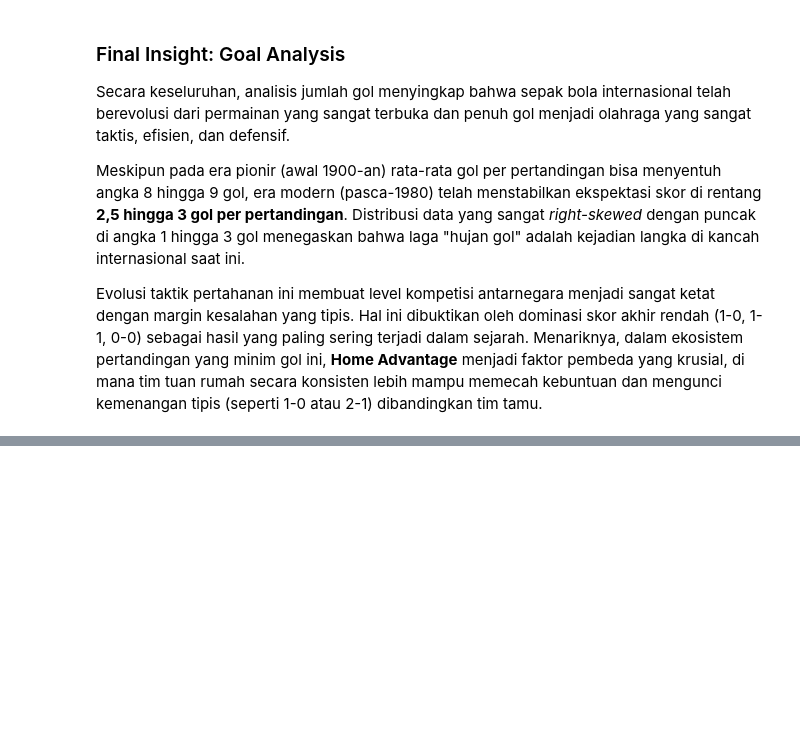
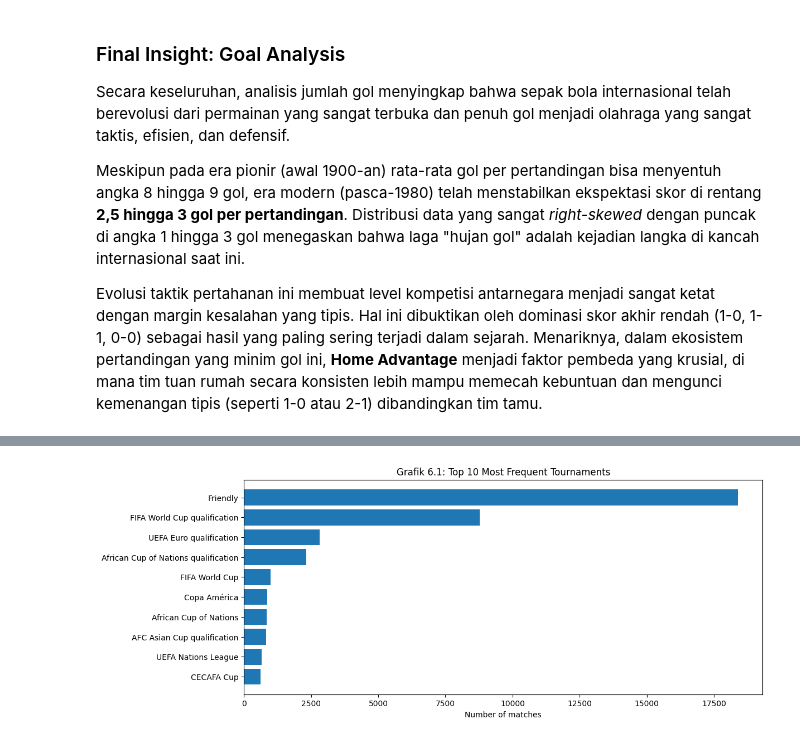
Before and after one commit to RyannPy/international-football-prediction, a Jupyter notebook: notebooks/04_exploratory_data_analyis.ipynb, the cells around one changed output, grey strips where cells are left out. Cells and saved outputs as stored; diff of their text form; code cells hidden in the pictures; blank space fills up the shorter version.

Commit message:
Exploratory Data Analysis: Tournament Analysis

```diff
--- a/notebooks/04_exploratory_data_analyis.ipynb
+++ b/notebooks/04_exploratory_data_analyis.ipynb
@@ -515,0 +522,6 @@ Evolusi taktik pertahanan ini membuat level kompetisi antarnegara menjadi sangat
+# %%
+tournament_count = (
+    results["tournament"].value_counts()
+)
+
+tournament_count.head(15)
@@ -515,0 +546,15 @@ Evolusi taktik pertahanan ini membuat level kompetisi antarnegara menjadi sangat
+# %%
+top_tournament = tournament_count.head(10)
+plt.figure(figsize=(12, 5))
+
+plt.barh(
+    top_tournament[::-1].index, # descending
+    top_tournament[::-1].values
+)
+
+plt.title("Grafik 6.1: Top 10 Most Frequent Tournaments")
+plt.xlabel("Number of matches")
+
+plt.show()
+# %% [output]
+[figure, added]
```
Also changed, not shown: parts of 11 cells of this notebook.
